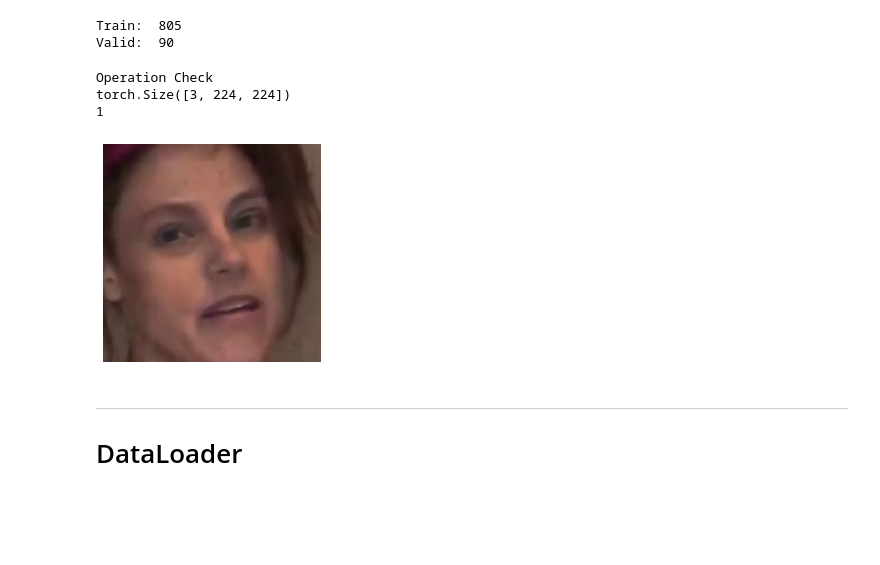
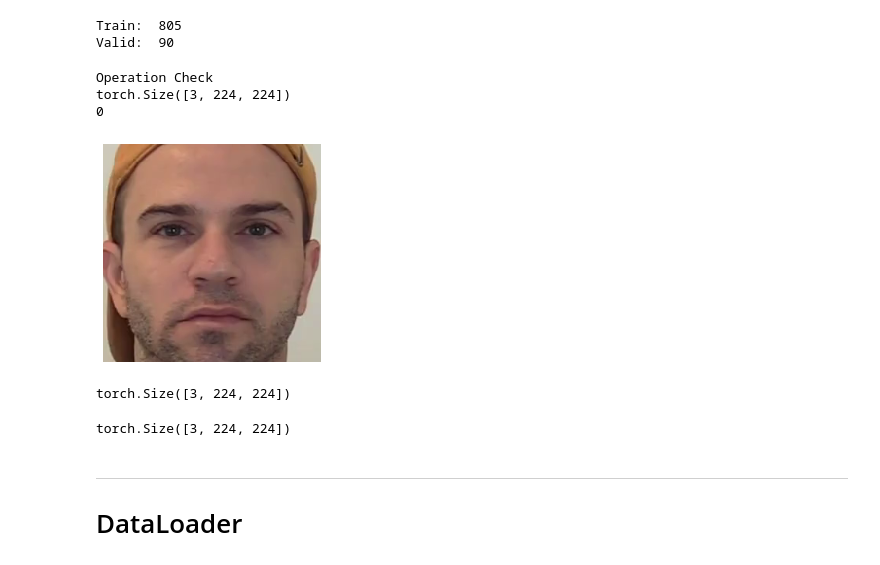
Before and after one commit to MasatakaImamura/deepfake-detection-challenge, a Jupyter notebook: notebook/eda-deepfake-detection-challenge.ipynb, the cells around one changed output. Cells and saved outputs as stored; diff of their text form; code cells hidden in the pictures; blank space fills up the shorter version.

```diff
--- a/notebook/eda-deepfake-detection-challenge.ipynb
+++ b/notebook/eda-deepfake-detection-challenge.ipynb
@@ -308,18 +308,27 @@ train_dataset = DeepfakeDataset(train_mov_path, metadata, ImageTransform(size, m
 val_dataset = DeepfakeDataset(val_mov_path, metadata, ImageTransform(size, mean, std), 'val')
 # %%
 print('Operation Check')
-index = 0
+index = 57
 print(train_dataset.__getitem__(index)[0].size())
 print(train_dataset.__getitem__(index)[1])
 tt = train_dataset.__getitem__(index)[0].permute(1, 2, 0).numpy()
 plt.imshow(tt)
 plt.axis('off')
 plt.show()
 # %% [output]
 Operation Check
 torch.Size([3, 224, 224])
-1
+0
-[figure, old version]
+[figure, new version]
+# %%
+train_dataset.__getitem__(0)[0].size()
+# %% [output]
+torch.Size([3, 224, 224])
+# %%
+image = torch.ones((3, 224, 224), dtype=torch.float)
+image.size()
+# %% [output]
+torch.Size([3, 224, 224])
 # %% [markdown]
 ---
 # DataLoader
```
Also changed, not shown: parts of 1 cell of this notebook, 2 other files.
